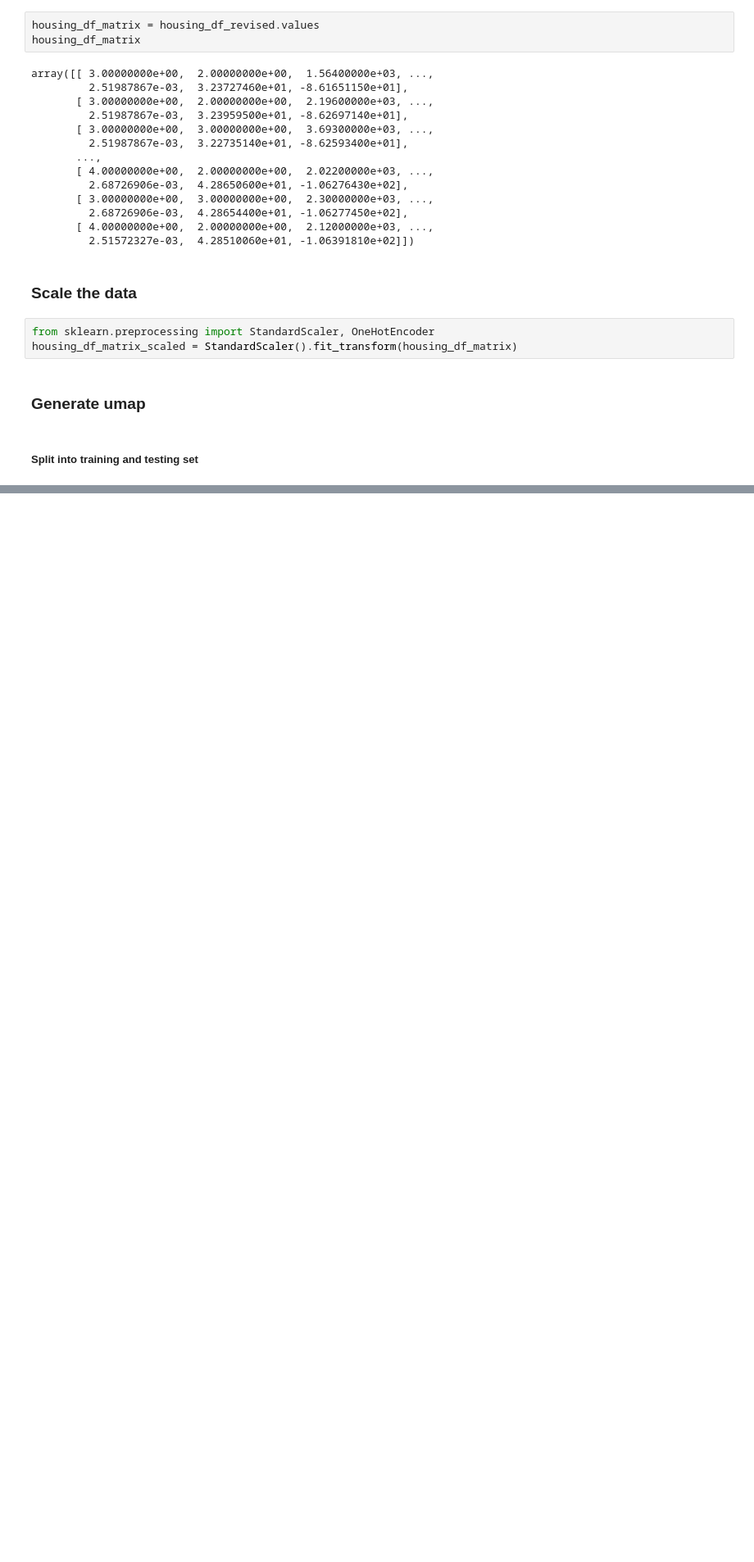
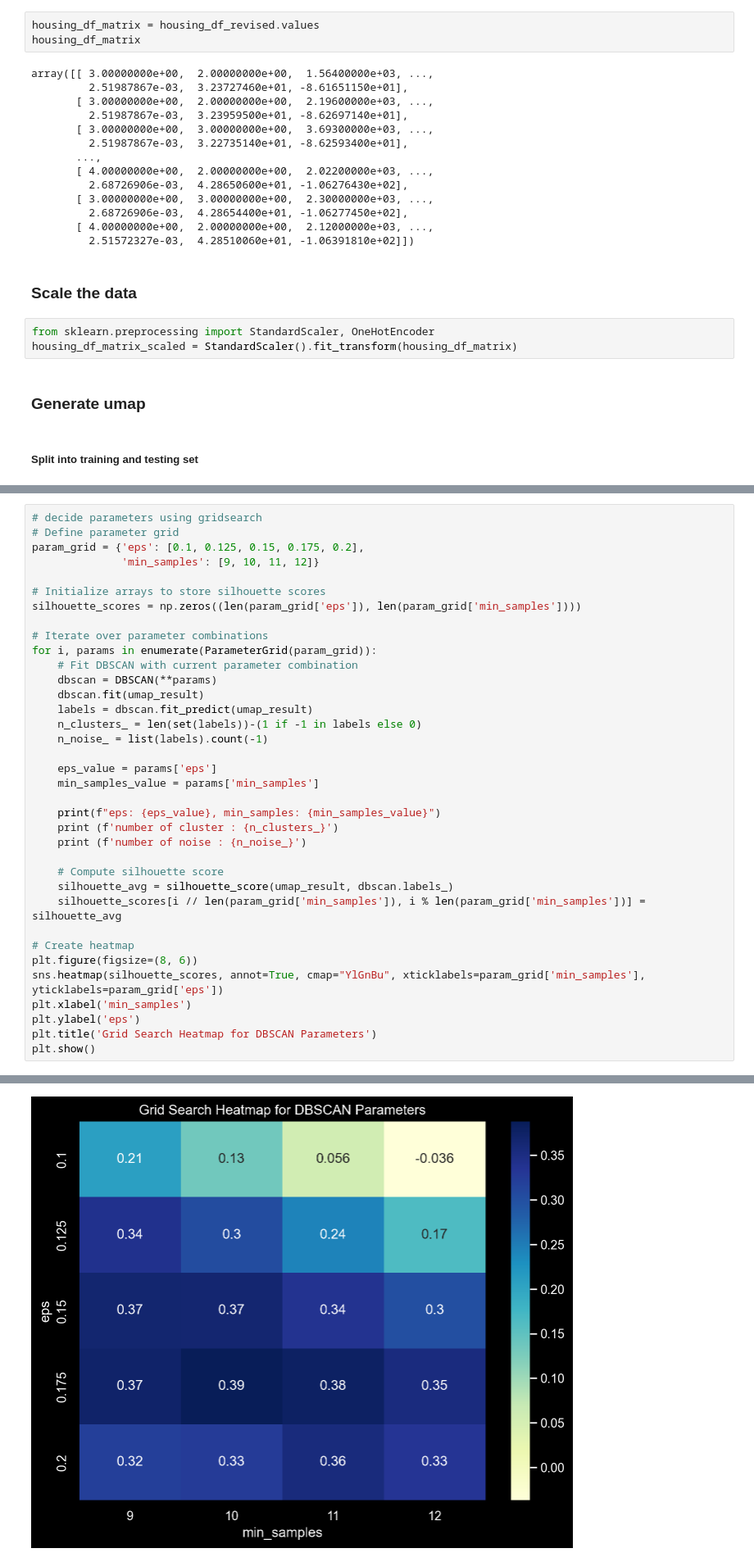
Before and after one commit to colinsutedja/COGS_118B_Project, a Jupyter notebook: Run umap.ipynb, the cells around one changed output, grey strips where cells are left out. Shown at 82% size. Saved outputs shown, nothing was run; the diff lists cells and outputs as text; blank space fills up the shorter version.

```diff
--- a/Run umap.ipynb
+++ b/Run umap.ipynb
@@ -183,0 +198,37 @@ plt.show()
+# %%
+# decide parameters using gridsearch
+# Define parameter grid
+param_grid = {'eps': [0.1, 0.125, 0.15, 0.175, 0.2],
+              'min_samples': [9, 10, 11, 12]}
+
+# Initialize arrays to store silhouette scores
+silhouette_scores = np.zeros((len(param_grid['eps']), len(param_grid['min_samples'])))
+
+# Iterate over parameter combinations
+for i, params in enumerate(ParameterGrid(param_grid)):
+    # Fit DBSCAN with current parameter combination
+    dbscan = DBSCAN(**params)
+    dbscan.fit(umap_result)
+    labels = dbscan.fit_predict(umap_result)
+    n_clusters_ = len(set(labels))-(1 if -1 in labels else 0)
+    n_noise_ = list(labels).count(-1)
+
+    eps_value = params['eps']
+    min_samples_value = params['min_samples']
+
+    print(f"eps: {eps_value}, min_samples: {min_samples_value}")
+    print (f'number of cluster : {n_clusters_}')
+    print (f'number of noise : {n_noise_}')
+
+    # Compute silhouette score
+    silhouette_avg = silhouette_score(umap_result, dbscan.labels_)
+    silhouette_scores[i // len(param_grid['min_samples']), i % len(param_grid['min_samples'])] = silhouette_avg
+
+# Create heatmap
+plt.figure(figsize=(8, 6))
+sns.heatmap(silhouette_scores, annot=True, cmap="YlGnBu", xticklabels=param_grid['min_samples'], yticklabels=param_grid['eps'])
+plt.xlabel('min_samples')
+plt.ylabel('eps')
+plt.title('Grid Search Heatmap for DBSCAN Parameters')
+plt.show()
+# %% [output]
@@ -183,0 +252 @@ plt.show()
+[figure, added]
```
Also changed, not shown: parts of 30 cells of this notebook.
